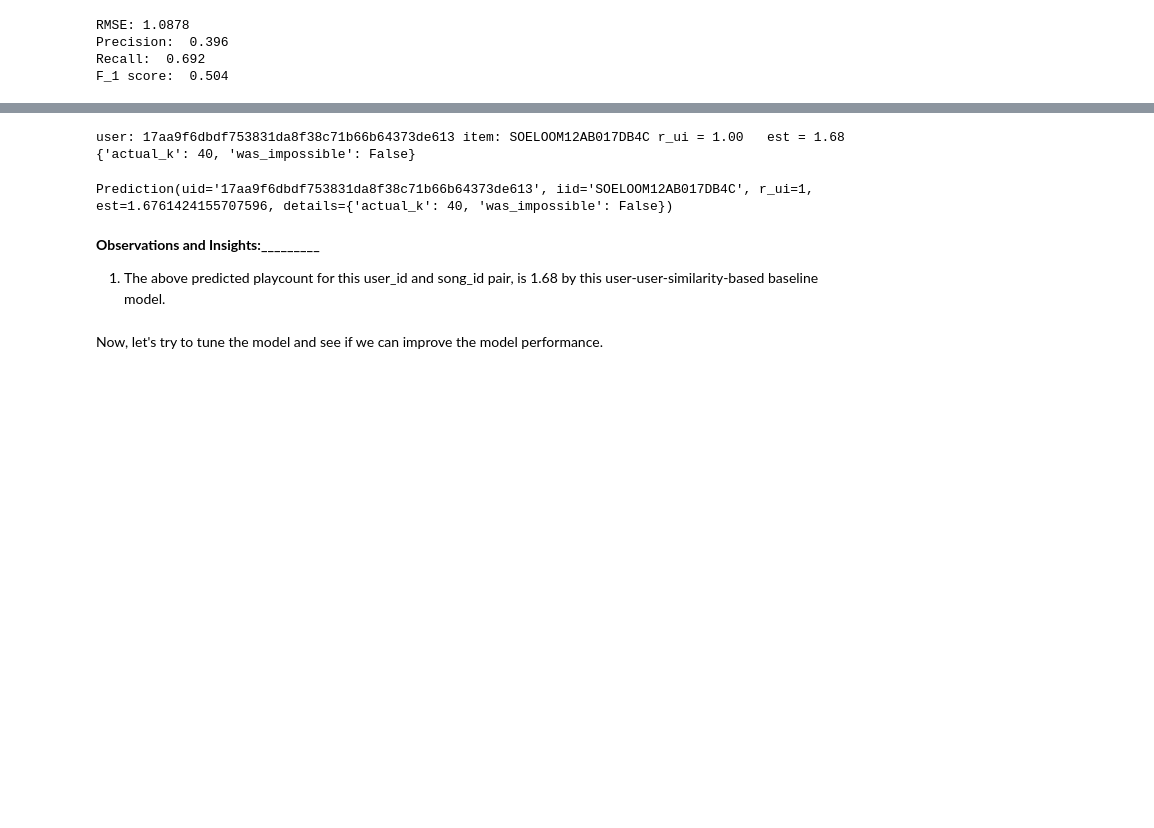
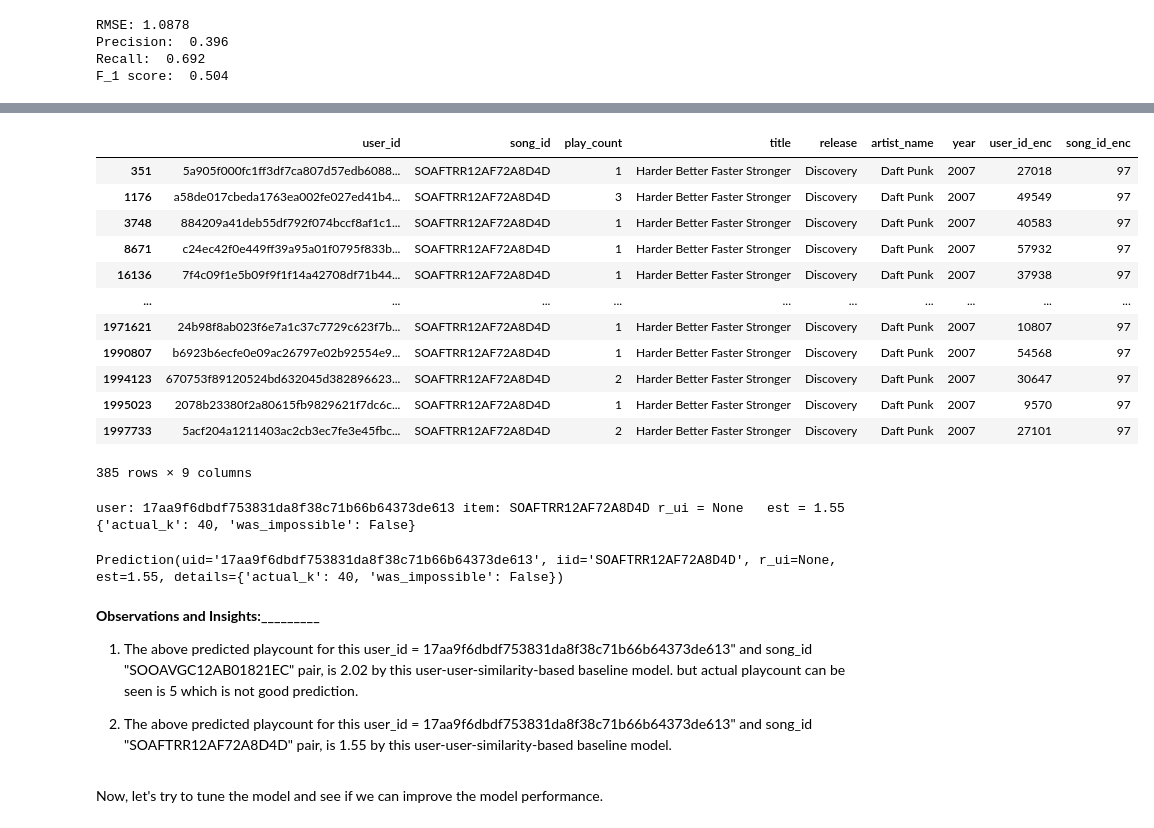
Before and after one commit to ravi0dubey/Music_Recommendation_System, a Jupyter notebook: Music_Recommendation_System_Full_Code.ipynb, the cells around one changed output, grey strips where cells are left out. Saved outputs shown, nothing was run; the diff lists cells and outputs as text; code cells hidden in the pictures; blank space fills up the shorter version.

```diff
--- a/Music_Recommendation_System_Full_Code.ipynb
+++ b/Music_Recommendation_System_Full_Code.ipynb
@@ -803,14 +850,32 @@ Prediction(uid='17aa9f6dbdf753831da8f38c71b66b64373de613', iid='SOELOOM12AB017DB
+# %%
+df_final[df_final.song_id=='SOAFTRR12AF72A8D4D']
+# %% [output]
+|  | user_id | song_id | play_count | title | release | artist_name | year | user_id_enc | song_id_enc |
+| 351 | 5a905f000fc1ff3df7ca807d57edb6088... | SOAFTRR12AF72A8D4D | 1 | Harder Better Faster Stronger | Discovery | Daft Punk | 2007 | 27018 | 97 |
+| 1176 | a58de017cbeda1763ea002fe027ed41b4... | SOAFTRR12AF72A8D4D | 3 | Harder Better Faster Stronger | Discovery | Daft Punk | 2007 | 49549 | 97 |
+| 3748 | 884209a41deb55df792f074bccf8af1c1... | SOAFTRR12AF72A8D4D | 1 | Harder Better Faster Stronger | Discovery | Daft Punk | 2007 | 40583 | 97 |
+| 8671 | c24ec42f0e449ff39a95a01f0795f833b... | SOAFTRR12AF72A8D4D | 1 | Harder Better Faster Stronger | Discovery | Daft Punk | 2007 | 57932 | 97 |
+| 16136 | 7f4c09f1e5b09f9f1f14a42708df71b44... | SOAFTRR12AF72A8D4D | 1 | Harder Better Faster Stronger | Discovery | Daft Punk | 2007 | 37938 | 97 |
+| ... | ... | ... | ... | ... | ... | ... | ... | ... | ... |
+| 1971621 | 24b98f8ab023f6e7a1c37c7729c623f7b... | SOAFTRR12AF72A8D4D | 1 | Harder Better Faster Stronger | Discovery | Daft Punk | 2007 | 10807 | 97 |
+| 1990807 | b6923b6ecfe0e09ac26797e02b92554e9... | SOAFTRR12AF72A8D4D | 1 | Harder Better Faster Stronger | Discovery | Daft Punk | 2007 | 54568 | 97 |
+| 1994123 | 670753f89120524bd632045d382896623... | SOAFTRR12AF72A8D4D | 2 | Harder Better Faster Stronger | Discovery | Daft Punk | 2007 | 30647 | 97 |
+| 1995023 | 2078b23380f2a80615fb9829621f7dc6c... | SOAFTRR12AF72A8D4D | 1 | Harder Better Faster Stronger | Discovery | Daft Punk | 2007 | 9570 | 97 |
+| 1997733 | 5acf204a1211403ac2cb3ec7fe3e45fbc... | SOAFTRR12AF72A8D4D | 2 | Harder Better Faster Stronger | Discovery | Daft Punk | 2007 | 27101 | 97 |
+385 rows × 9 columns
 # %%
 # Predicting play_count for a sample user with a song not-listened by the user
 # predict play_count for any sample user
-sim_user_user.predict('17aa9f6dbdf753831da8f38c71b66b64373de613','SOELOOM12AB017DB4C', r_ui= 1, verbose = True)
+sim_user_user.predict('17aa9f6dbdf753831da8f38c71b66b64373de613','SOAFTRR12AF72A8D4D', verbose = True)
 # %% [output]
-user: 17aa9f6dbdf753831da8f38c71b66b64373de613 item: SOELOOM12AB017DB4C r_ui = 1.00   est = 1.68   {'actual_k': 40, 'was_impossible': False}
+user: 17aa9f6dbdf753831da8f38c71b66b64373de613 item: SOAFTRR12AF72A8D4D r_ui = None   est = 1.55   {'actual_k': 40, 'was_impossible': False}
-Prediction(uid='17aa9f6dbdf753831da8f38c71b66b64373de613', iid='SOELOOM12AB017DB4C', r_ui=1, est=1.6761424155707596, details={'actual_k': 40, 'was_impossible': False})
+Prediction(uid='17aa9f6dbdf753831da8f38c71b66b64373de613', iid='SOAFTRR12AF72A8D4D', r_ui=None, est=1.55, details={'actual_k': 40, 'was_impossible': False})
 # %% [markdown]
 **Observations and Insights:_________**
 
-1. The above predicted playcount for this user_id and song_id pair, is 1.68 by this user-user-similarity-based baseline model.
+1. The above predicted playcount for this user_id = 17aa9f6dbdf753831da8f38c71b66b64373de613"  and song_id "SOOAVGC12AB01821EC" pair, is 2.02 by this user-user-similarity-based baseline model. but actual playcount can be seen is 5 which is not good prediction.
+
+2. The above predicted playcount for this user_id = 17aa9f6dbdf753831da8f38c71b66b64373de613" and song_id "SOAFTRR12AF72A8D4D" pair, is 1.55 by this user-user-similarity-based baseline model.
 # %% [markdown]
 Now, let's try to tune the model and see if we can improve the model performance.
 # %%
```
Also changed, not shown: parts of 64 cells of this notebook.
